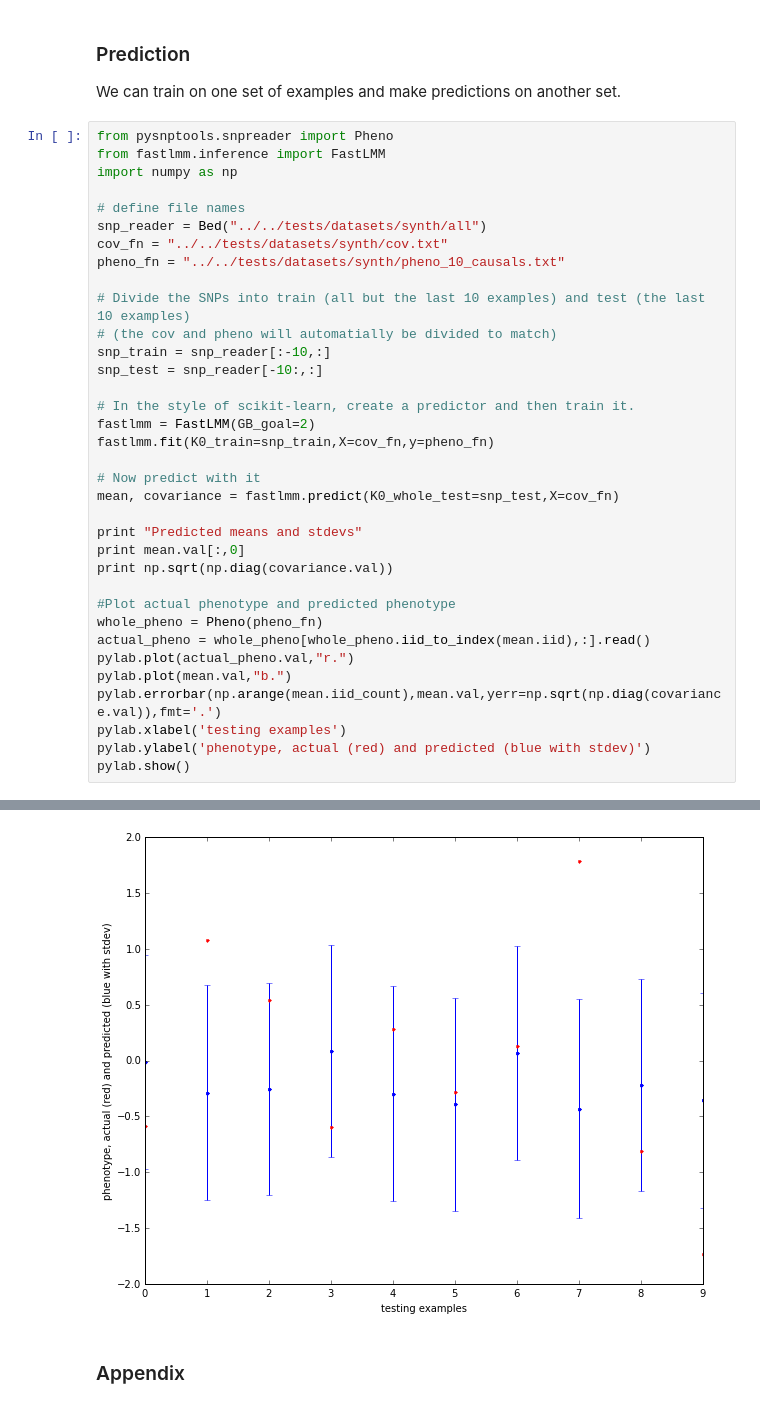
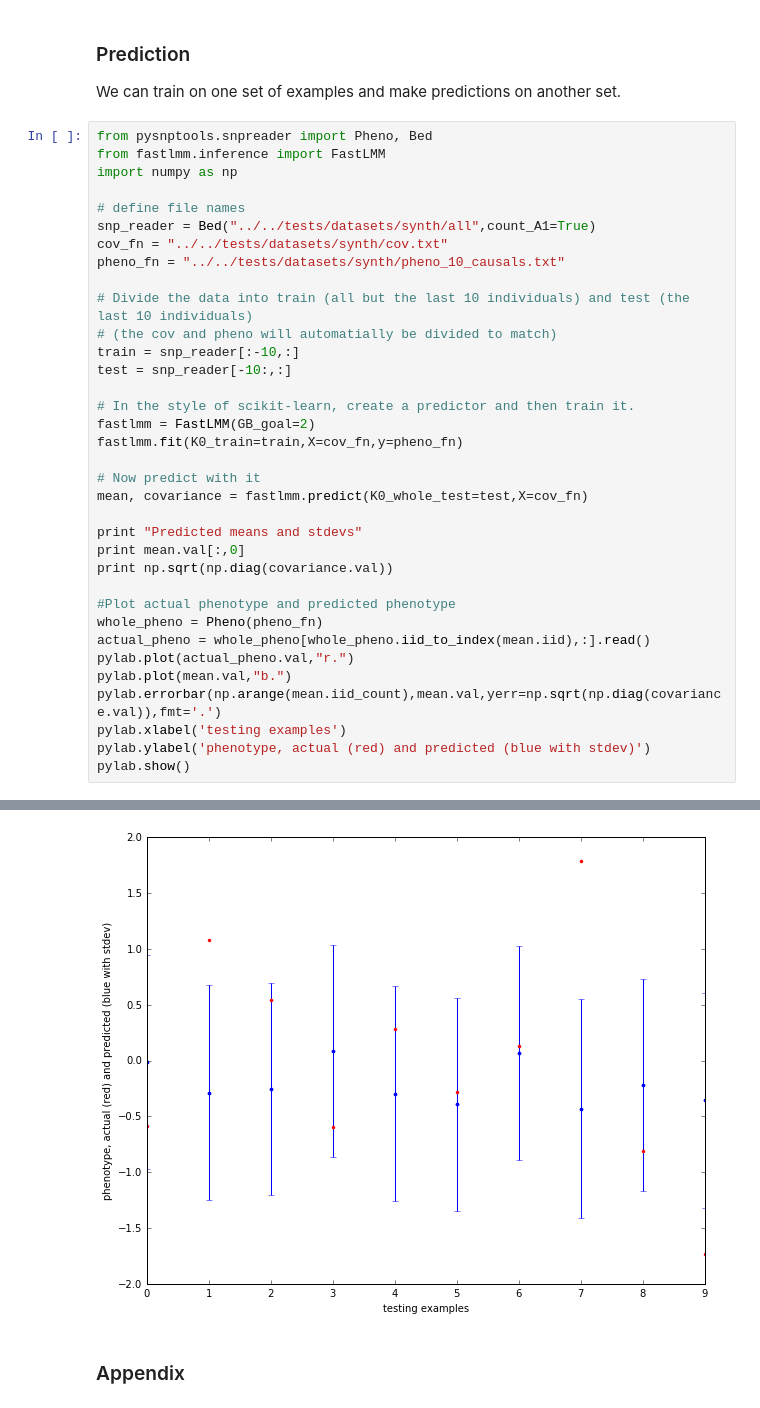
Before and after one commit to limix/FaST-LMM, a Jupyter notebook: doc/ipynb/FaST-LMM.ipynb, the cells around one changed output, grey strips where cells are left out. Cells and saved outputs as stored; diff of their text form.

Commit message:
Fix comments and names in the notebook's prediction example

```diff
--- a/doc/ipynb/FaST-LMM.ipynb
+++ b/doc/ipynb/FaST-LMM.ipynb
@@ -368,26 +368,26 @@ constructing LMM - this should only happen once.
 
 We can train on one set of examples and make predictions on another set.
 # %%
-from pysnptools.snpreader import Pheno
+from pysnptools.snpreader import Pheno, Bed
 from fastlmm.inference import FastLMM
 import numpy as np
 
 # define file names
-snp_reader = Bed("../../tests/datasets/synth/all")
+snp_reader = Bed("../../tests/datasets/synth/all",count_A1=True)
 cov_fn = "../../tests/datasets/synth/cov.txt"
 pheno_fn = "../../tests/datasets/synth/pheno_10_causals.txt"
 
-# Divide the SNPs into train (all but the last 10 examples) and test (the last 10 examples)
+# Divide the data into train (all but the last 10 individuals) and test (the last 10 individuals)
 # (the cov and pheno will automatially be divided to match)
-snp_train = snp_reader[:-10,:]
-snp_test = snp_reader[-10:,:]
+train = snp_reader[:-10,:]
+test = snp_reader[-10:,:]
 
 # In the style of scikit-learn, create a predictor and then train it.
 fastlmm = FastLMM(GB_goal=2)
-fastlmm.fit(K0_train=snp_train,X=cov_fn,y=pheno_fn)
+fastlmm.fit(K0_train=train,X=cov_fn,y=pheno_fn)
 
 # Now predict with it
-mean, covariance = fastlmm.predict(K0_whole_test=snp_test,X=cov_fn)
+mean, covariance = fastlmm.predict(K0_whole_test=test,X=cov_fn)
 
 print "Predicted means and stdevs"
 print mean.val[:,0]
@@ -411,4 +411,4 @@ Predicted means and stdevs
-[figure, old version]
+[figure, new version]
 # %% [markdown]
 ### Appendix
 # %% [markdown]
```
Also changed, not shown: parts of 2 cells of this notebook.
